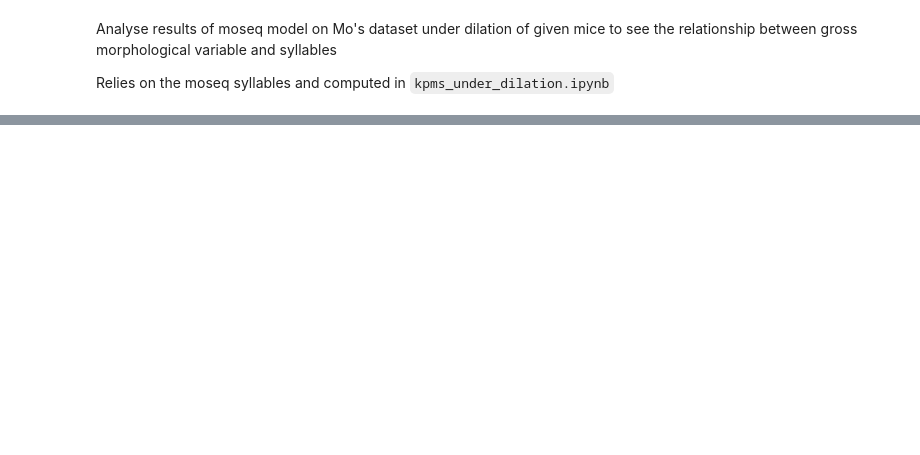
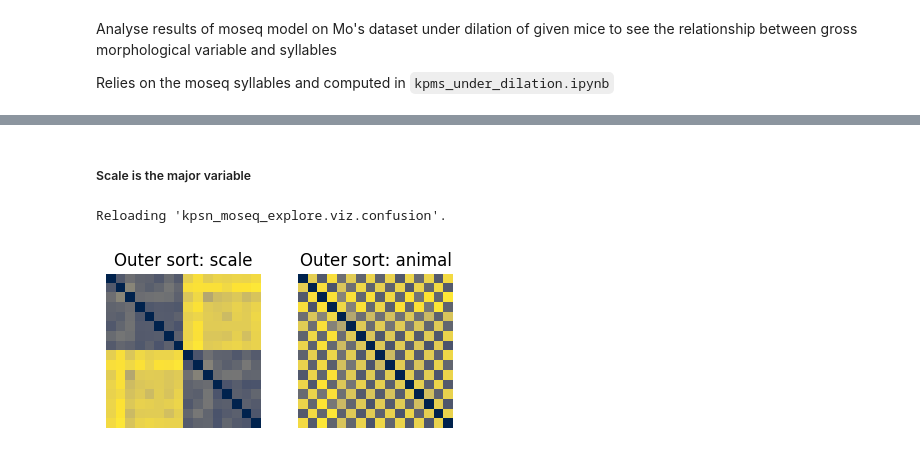
Before and after one commit to kaijfox/kpsn-moseq, a Jupyter notebook: notebooks/kpms_dilation_analysis.ipynb, the cells around one changed output, grey strips where cells are left out. Saved outputs shown, nothing was run; the diff lists cells and outputs as text; code cells hidden in the pictures; blank space fills up the shorter version.

```diff
--- a/notebooks/kpms_dilation_analysis.ipynb
+++ b/notebooks/kpms_dilation_analysis.ipynb
@@ -87,0 +247,43 @@ dict_keys(['3wk_m0'])
+# %%
+recs = [k.split('f')[0][:-1] for k in results.keys() if k.endswith("f1")]
+scale_factors = [1, 1.3]
+
+syll_results = {s: r['syllable'] for s, r in results.items()}
+sylls = viz.confusion.tree_unique(syll_results)
+
+sessions = np.array(list(syll_results.keys()))
+order_scale_outer = [sessions.tolist().index(f"{rec}_f{sf}") for sf in scale_factors for rec in recs]
+order_rec_outer   = [sessions.tolist().index(f"{rec}_f{sf}") for rec in recs for sf in scale_factors]
+
+frame_pcts = {
+    sess: (r[None, :] == sylls[:, None]).mean(axis = 1)
+    for sess, r in syll_results.items()}
+# %%
+jsd_matrix = np.zeros([len(syll_results), len(syll_results)])
+for row_sess_i, row_sess in enumerate(sessions):
+    for col_sess_i in range(row_sess_i + 1):
+        if row_sess_i == col_sess_i: pass
+
+        col_sess = sessions[col_sess_i]
+        jsd = distance.jensenshannon(frame_pcts[row_sess], frame_pcts[col_sess])
+        jsd_matrix[row_sess_i, col_sess_i] = jsd
+        jsd_matrix[col_sess_i, row_sess_i] = jsd
+
+jsd_scale_outer = jsd_matrix[order_scale_outer, :][:, order_scale_outer]
+jsd_rec_outer   = jsd_matrix[order_rec_outer,   :][:, order_rec_outer]
+# %% [markdown]
+##### Scale is the major variable
+# %%
+fig, ax = plt.subplots(1, 2, figsize = (4, 2))
+
+ax[0].imshow(jsd_scale_outer, cmap = 'cividis')
+ax[1].imshow(jsd_rec_outer, cmap = 'cividis')
+for a in ax:
+    a.set_xticks([]); a.set_yticks([])
+sns.despine(bottom=True, left=True)
+ax[0].set_title("Outer sort: scale")
+ax[1].set_title("Outer sort: animal")
+plt.tight_layout()
+# %% [output]
+Reloading 'kpsn_moseq_explore.viz.confusion'.
+[figure, added]
```
Also changed, not shown: parts of 21 cells of this notebook, 4 other files.
